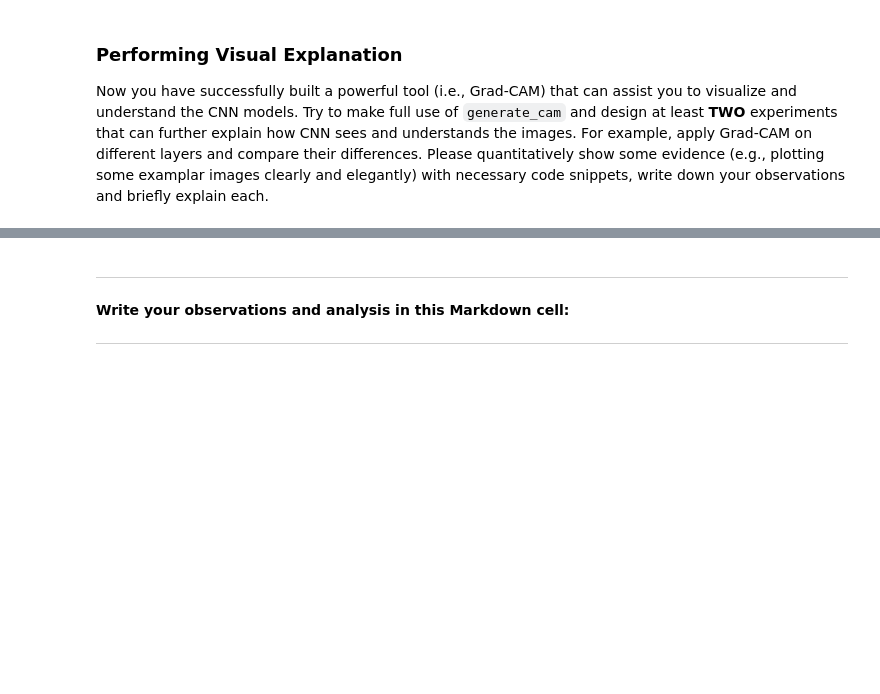
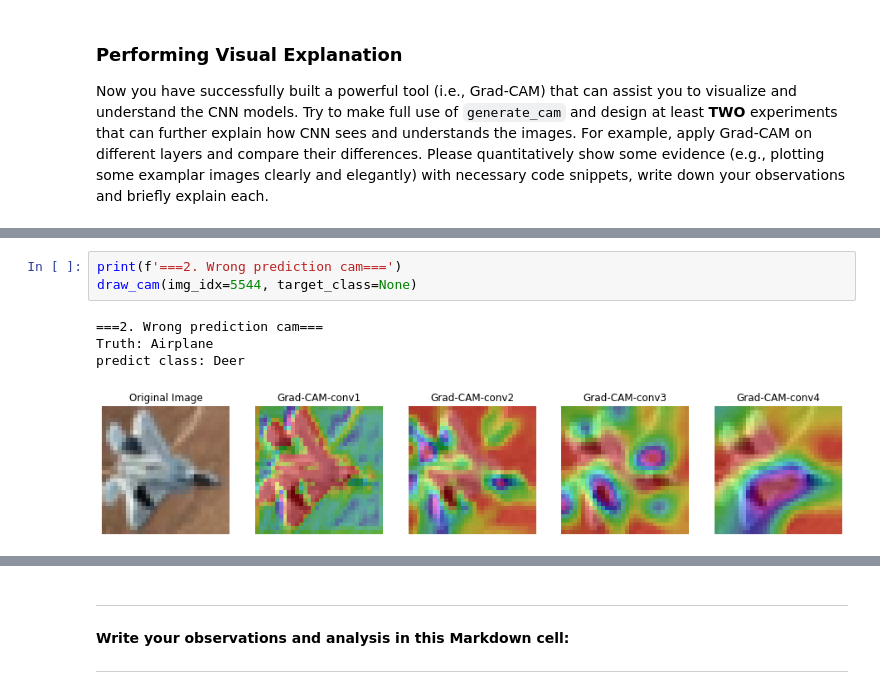
Before and after one commit to s-elo/AI, a Jupyter notebook: project1/EE5934_Project1.ipynb, the cells around one changed output, grey strips where cells are left out. Cells and saved outputs as stored; diff of their text form; blank space fills up the shorter version.

```diff
--- a/project1/EE5934_Project1.ipynb
+++ b/project1/EE5934_Project1.ipynb
@@ -721,0 +717,8 @@ conv4 output gradient size: (512, 4, 4)
+# %%
+print(f'===2. Wrong prediction cam===')
+draw_cam(img_idx=5544, target_class=None)
+# %% [output]
+===2. Wrong prediction cam===
+Truth: Airplane
+predict class: Deer
+[figure, added]
```
Also changed, not shown: parts of 5 cells of this notebook.
